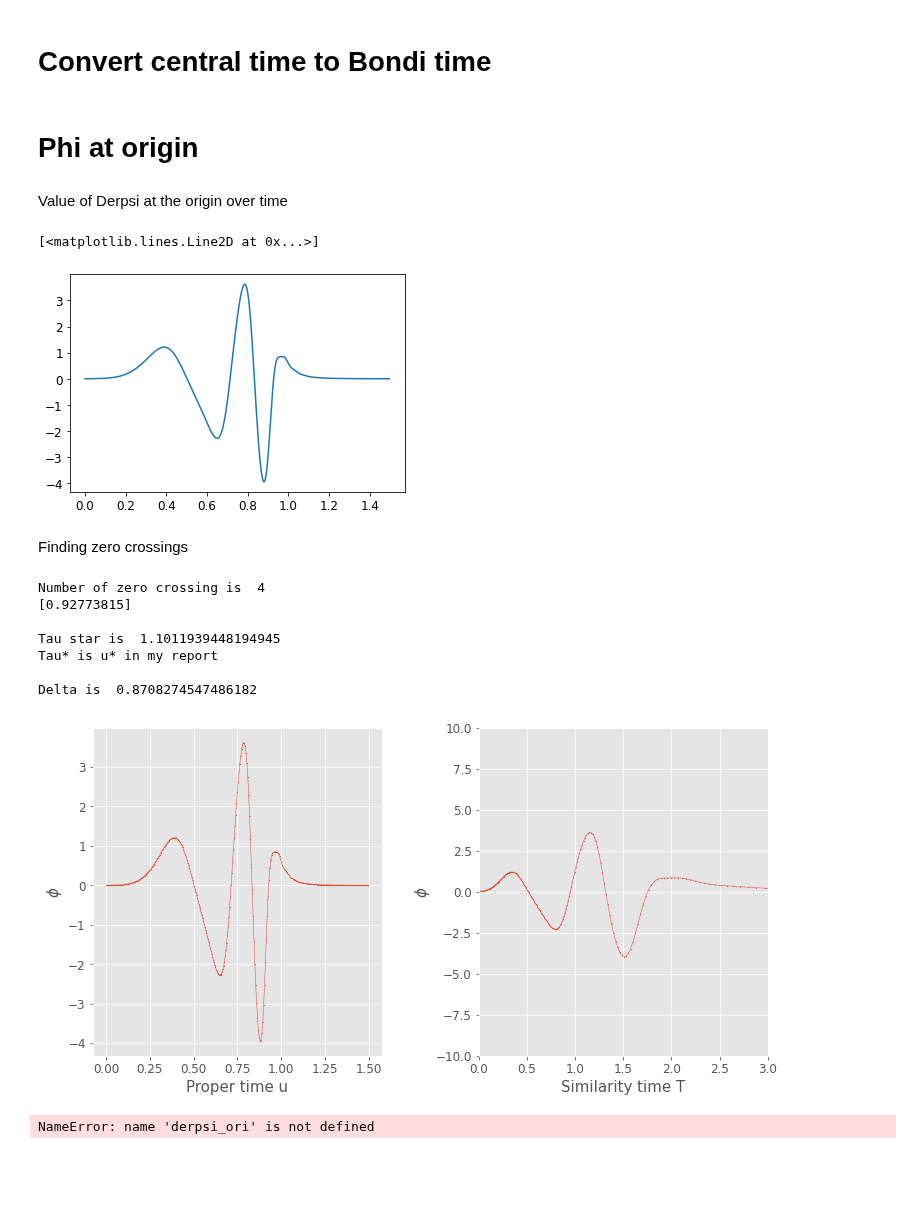
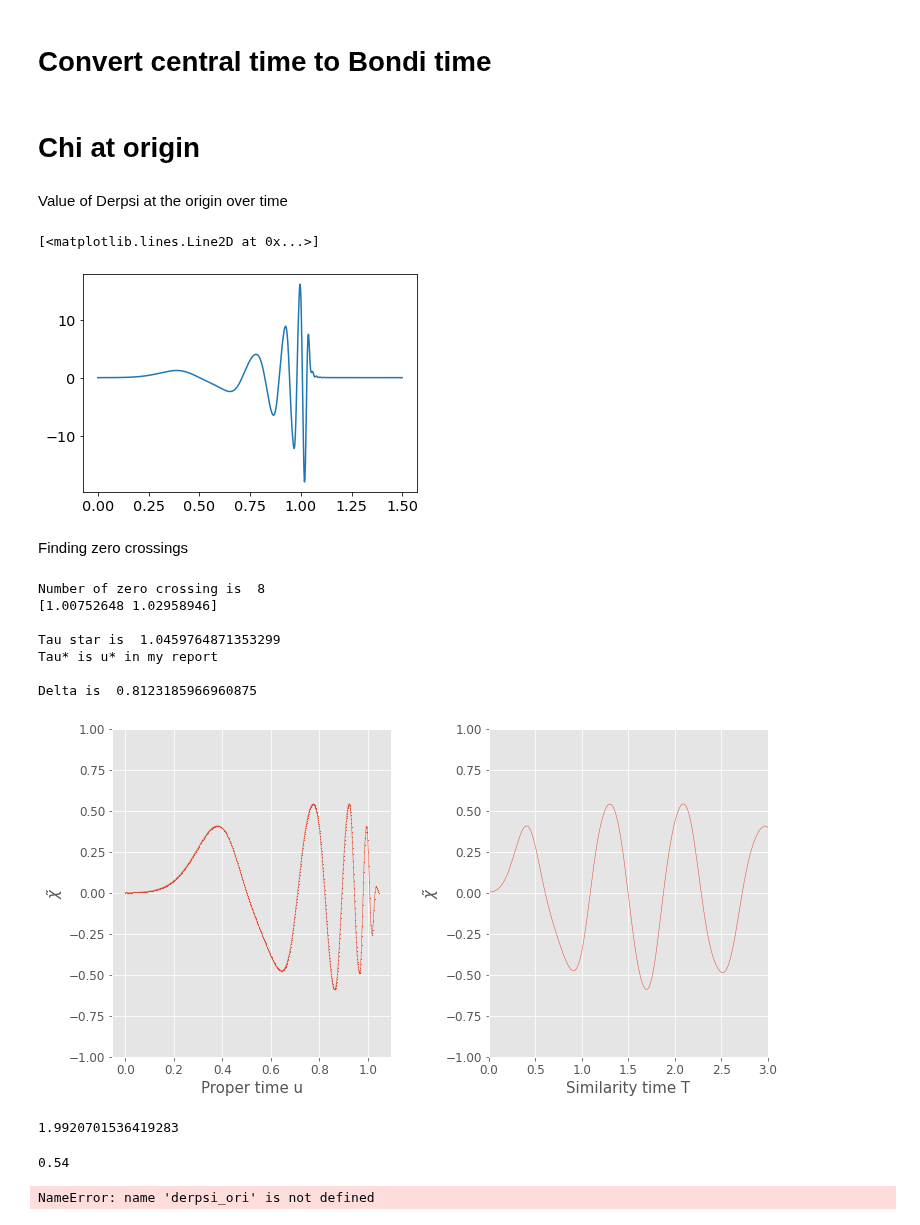
Before and after one commit to rita-png/gravitational-collapse, a Jupyter notebook: TMYangMills/PostProcessing.ipynb, the cells around one changed output. Cells and saved outputs as stored; diff of their text form; code cells hidden in the pictures; blank space fills up the shorter version.

```diff
--- a/TMYangMills/PostProcessing.ipynb
+++ b/TMYangMills/PostProcessing.ipynb
@@ -53,7 +53,7 @@ derderxi_ori=[]
 for var in vars:
 
     #dir = "/home/rita13santos/Desktop/MSc Thesis/Git/TMYangMills/DATA/muninnDATA/res1/{}.txt".format(var)
-    dir = "/home/rita13santos/Desktop/run4/{}.txt".format(var)
+    dir = "/home/rita13santos/Desktop/savedYM/run24/{}.txt".format(var)
 
 
     print(dir)
@@ -154,14 +154,14 @@ def converttobondi(time, beta_scri):
 
 bonditime=converttobondi(time,beta_scri)
 # %% [markdown]
-# Phi at origin
+# Chi at origin
 # %% [markdown]
 Value of Derpsi at the origin over time
 # %%
 plt.plot(time, derderxi_ori)
 # %% [output]
 [<matplotlib.lines.Line2D at 0x...>]
-[figure, old version]
+[figure, new version]
 # %% [markdown]
 Finding zero crossings
 # %%
@@ -173,7 +173,7 @@ roots=spl.roots()
 print("Number of zero crossing is ",len(roots))
 print(roots[k:(k+3)+1])
 
-k=0
+k=1
 tau_star=(roots[0+k]*roots[3+k]-roots[1+k]*roots[2+k])/(roots[0+k]-roots[1+k]-roots[2+k]+roots[3+k])
 print("\nTau star is ", tau_star)
 print("Tau* is u* in my report")
@@ -181,13 +181,13 @@ print("Tau* is u* in my report")
 Delta=2*math.log((tau_star-roots[k])/(tau_star-roots[k+1]))
 print("\nDelta is ", Delta)
 # %% [output]
-Number of zero crossing is  4
-[0.92773815]
+Number of zero crossing is  8
+[1.00752648 1.02958946]
 
-Tau star is  1.1011939448194945
+Tau star is  1.0459764871353299
 Tau* is u* in my report
 
-Delta is  0.8708274547486182
+Delta is  0.8123185966960875
 # %%
 Delta=0.6
 # %%
@@ -199,29 +199,49 @@ for x in time:
     if x<=tau_star:
         adapt_time.append(-math.log(abs((tau_star-x))))
 # %%
+chitilde=[]
+i=0
+for tt in adapt_time:
+
+    aux=np.exp(-tt)*1/2*derderxi_ori[i]
+    chitilde.append(aux)
+    i=i+1
+
 with plt.style.context('ggplot'):
     """plt.rcParams.update({'font.size': 12})
     plt.rcParams["figure.figsize"] = (7,5)"""
     fig, (ax1, ax2) = plt.subplots(1, 2,figsize=(11, 6))
 
-    ax1.plot(time,derderxi_ori,linewidth=0.5)
-    ax1.scatter(time,derderxi_ori,s=0.5)
+    #ax1.plot(time,np.multiply(1/2,derderxi_ori),linewidth=0.5)
+    #ax1.scatter(time,np.multiply(1/2,derderxi_ori),s=0.5)
+    ax1.plot(time[0:len(chitilde)],chitilde,linewidth=0.5)
+    ax1.scatter(time[0:len(chitilde)],chitilde,s=0.5)
+    ax1.set_ylim([-1,1])
     ax1.set_xlabel("Proper time u",fontsize=15)
-    ax1.set_ylabel("$\phi$",fontsize=15)
+    ax1.set_ylabel(r"$\tilde{\chi}$",fontsize=15)
     ax2.set_xlim([0.,3])
-    ax2.set_ylim([-10,10])
+    ax2.set_ylim([-1,1])
 
-    ax2.plot(adapt_time,derderxi_ori[0:len(adapt_time)],linewidth=0.5)
-    ax2.scatter(adapt_time,derderxi_ori[0:len(adapt_time)],s=0.5)
+    #ax2.plot(adapt_time,np.multiply(1/2,derderxi_ori[0:len(adapt_time)]),linewidth=0.5)
+    ax2.plot(adapt_time,chitilde,linewidth=0.5)
+    #ax2.scatter(adapt_time,np.multiply(1/2,derderxi_ori[0:len(adapt_time)]),s=0.5)
     ax2.set_xlabel("Similarity time T",fontsize=15)
-    ax2.set_ylabel("$\phi$",fontsize=15)
+    ax2.set_ylabel(r"$\tilde{\chi}$",fontsize=15)
     fig.tight_layout(pad=3.0)
 
     plt.savefig("myImagePDF.pdf", format="pdf", bbox_inches="tight")
 
     plt.show()
 # %% [output]
-[figure, old version]
+[figure, new version]
+# %%
+1/np.exp(-0.6*2)*0.6
+# %% [output]
+1.9920701536419283
+# %%
+(1.75-1.48)*2
+# %% [output]
+0.54
 # %%
 from scipy.interpolate import UnivariateSpline
 
```
Also changed, not shown: parts of 2 cells of this notebook, 3 other files.
